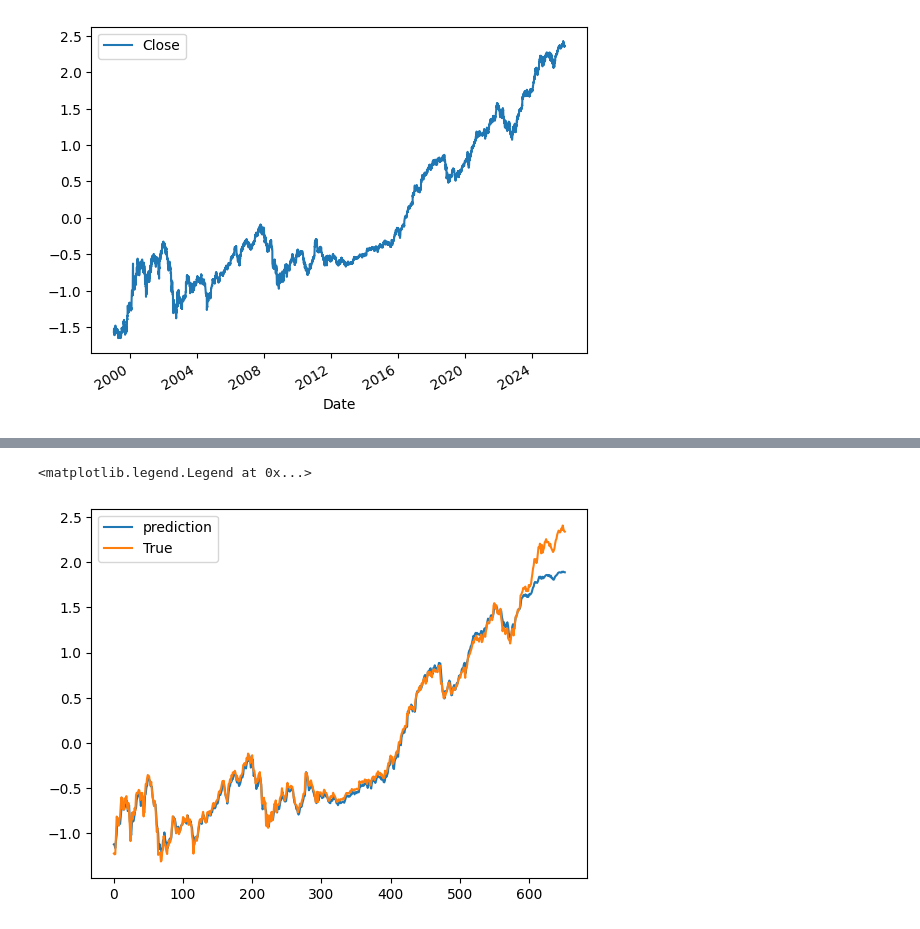
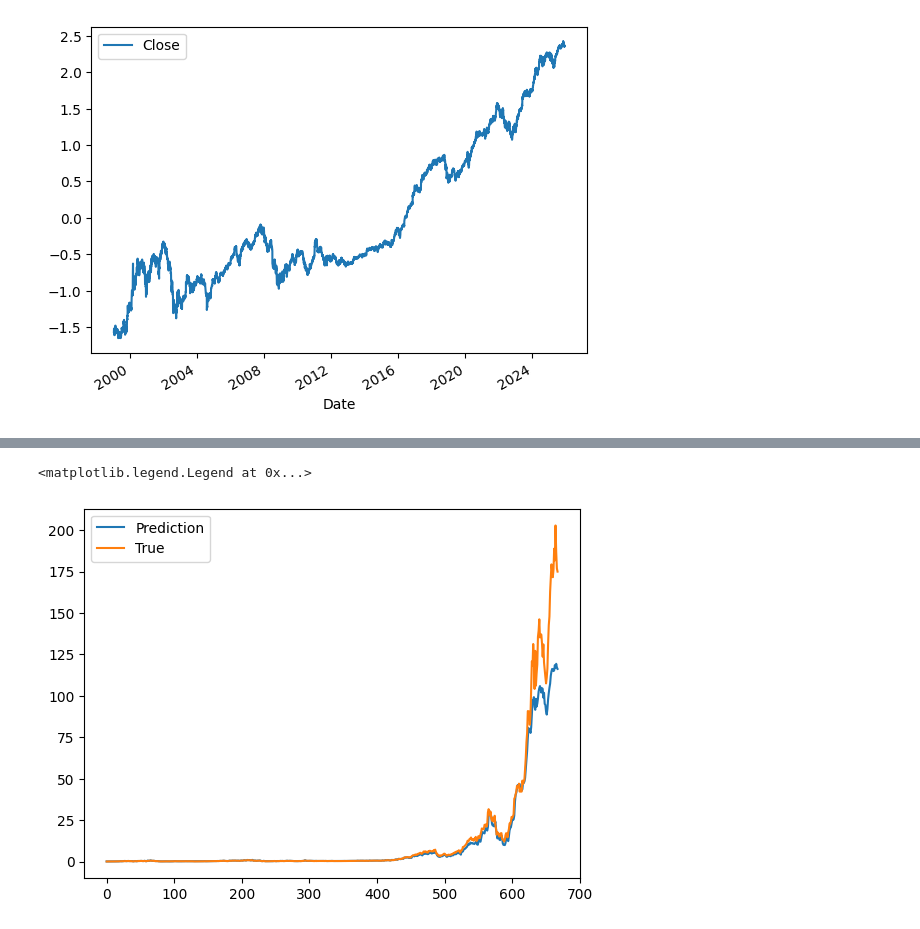
Before and after one commit to acosio14/stock-forecasting, a Jupyter notebook: protoyping.ipynb, the cells around one changed output, grey strips where cells are left out. Cells and saved outputs as stored; diff of their text form; code cells hidden in the pictures.

Commit message:
Save work. Have final prediction for RNN.

```diff
--- a/protoyping.ipynb
+++ b/protoyping.ipynb
@@ -74,21 +74,26 @@ from data_handler import (
     extract_stock_close_price,
     log_transformation,
     standardization,
-    split_train_test_set,
+    split_data,
     sliding_window,
     split_feature_targets,
-    split_train_val_data,
 )
 
 file = 'data/nvidia_stock_price_max_hist.csv'
 close_raw = extract_stock_close_price("NVDA", "max", file, "Close")
 
 test_ratio = 0.20
-train_raw, test_raw = split_train_test_set(close_raw, test_ratio)
+train_temp, test_raw = split_data(close_raw, test_ratio)
+
+val_ratio = 0.20
+train_raw, val_raw = split_data(train_temp, val_ratio)
 
 train_log = log_transformation(train_raw)
 train_clean, train_log_mean, train_log_std = standardization(train_log)
 
+val_log = log_transformation(val_raw)
+val_clean = (val_log - train_log_mean) / train_log_std
+
 test_log = log_transformation(test_raw)
 test_clean = (test_log - train_log_mean) / train_log_std
 # %%
@@ -152,23 +148 @@ plt.show()
-# %%
-import torch
-from torch.nn import functional as F
-import numpy as np
-
-@torch.no_grad()
-def test_model(model, X_test, y_test):
-    model.eval()
-    all_pred = []
-    test_losses = []
-
-    X_test = torch.from_numpy(X_test.astype(np.float32)).to(device="mps")
-    y_test = torch.from_numpy(y_test.astype(np.float32)).to(device="mps")
-
-    for i in range(len(X_test)):
-        y_pred = model(X_test[i])
-        loss = F.mse_loss(y_pred, y_test[i])
-
-        all_pred.append(y_pred.item())
-        test_losses.append(loss)
-
-    return all_pred, test_losses
 # %%
@@ -176,2 +150,7 @@ def test_model(model, X_test, y_test):
 
 all_pred, test_losses = test_model(rnn, X_test, y_test)
+# %%
+from data_handler import inverse_transform
+
+final_pred = inverse_transform(all_pred, train_log_mean, train_log_std)
+y_true = inverse_transform(y_test, train_log_mean, train_log_std)
@@ -178,7 +164,7 @@ all_pred, test_losses = test_model(rnn, X_test, y_test)
 # %%
-plt.plot(all_pred, label="prediction")
-plt.plot(y_test, label="True")
+plt.plot(final_pred, label="Prediction")
+plt.plot(y_true, label="True")
 plt.legend()
 # %% [output]
 <matplotlib.legend.Legend at 0x...>
-[figure, old version]
+[figure, new version]
```
Also changed, not shown: parts of 20 cells of this notebook.
